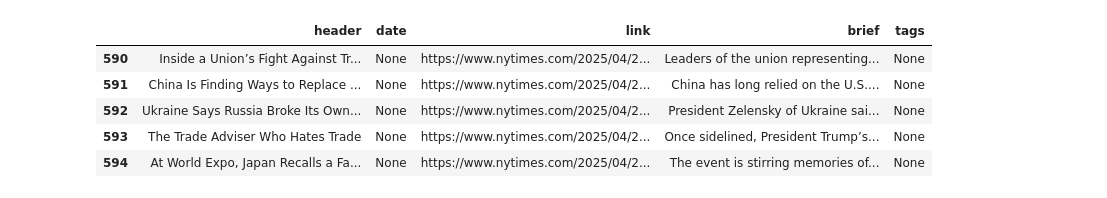
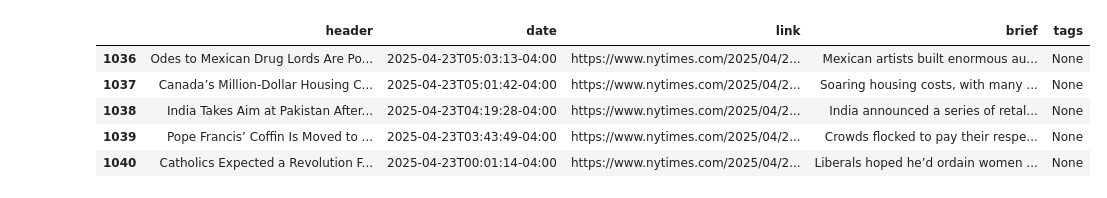
Before and after one commit to maxadmin00/cryptonews_srp, a Jupyter notebook: research-parsers/parser_ny_times.ipynb, the cells around one changed output. Cells and saved outputs as stored; diff of their text form; code cells hidden in the pictures.

```diff
--- a/research-parsers/parser_ny_times.ipynb
+++ b/research-parsers/parser_ny_times.ipynb
@@ -11,21 +64,11 @@ import requests
 # %%
 boptions = webdriver.ChromeOptions()
 boptions.add_argument("--enable-javascript")
+boptions.add_argument("----headless")
 driver = webdriver.Chrome(options=boptions)
 driver.get('https://www.nytimes.com/search?dropmab=false&lang=en&query=&sections=Business%7Cnyt%3A%2F%2Fsection%2F0415b2b0-513a-5e78-80da-21ab770cb753%2CWorld%7Cnyt%3A%2F%2Fsection%2F70e865b6-cc70-5181-84c9-8368b3a5c34b&sort=newest&types=article')
 data = []
 last_i = -1
-
-#  A very realistic User-Agent string. Find one from your own browser for best results
-headers = {
-    "User-Agent": "Mozilla/5.0 (Windows NT 10.0; Win64; x64) AppleWebKit/537.36 (KHTML, like Gecko) Chrome/120.0.0.0 Safari/537.36",
-    "Accept": "text/html,application/xhtml+xml,application/xml;q=0.9,image/avif,image/webp,image/apng,*/*;q=0.8,application/signed-exchange;v=b3;q=0.7",
-    "Accept-Language": "en-US,en;q=0.9",
-    "Accept-Encoding": "gzip, deflate, br",  # Important: Let them know you can handle compression
-    "Connection": "keep-alive",
-    "Upgrade-Insecure-Requests": "1",
-    "Cache-Control": "max-age=0",
-}
 
 while True:
     html = driver.page_source
@@ -33,7 +76,7 @@ while True:
 
     containers = soup.find_all("li", attrs={"class": "css-1l4w6pd"})
 
-    for i, container in enumerate(containers[last_i:]):
+    for i, container in enumerate(containers[last_i:], last_i+1):
 
         if i < last_i:
             continue
@@ -51,7 +94,8 @@ while True:
         brief = "None" if brief_el is None else brief_el.text
 
         # open the page
-        page = requests.get(href, headers=headers, timeout=10)
+        #page = requests.get(href, headers=headers, timeout=10)
+        page = get_page(href)
         soup_inner = BeautifulSoup(page.text, 'html.parser')
         #print(page.text)
         dttime_el = soup_inner.find('time')
@@ -110,11 +151,11 @@ Stacktrace:
 # %%
 df = pd.DataFrame(data, columns = ['header', 'date', 'link', 'brief', 'tags'])
 df = df.drop_duplicates()
-df.head()
+df.tail()
 # %% [output]
 |  | header | date | link | brief | tags |
-| 590 | Inside a Union’s Fight Against Tr... | None | https://www.nytimes.com/2025/04/2... | Leaders of the union representing... | None |
-| 591 | China Is Finding Ways to Replace ... | None | https://www.nytimes.com/2025/04/2... | China has long relied on the U.S.... | None |
-| 592 | Ukraine Says Russia Broke Its Own... | None | https://www.nytimes.com/2025/04/2... | President Zelensky of Ukraine sai... | None |
-| 593 | The Trade Adviser Who Hates Trade | None | https://www.nytimes.com/2025/04/2... | Once sidelined, President Trump’s... | None |
-| 594 | At World Expo, Japan Recalls a Fa... | None | https://www.nytimes.com/2025/04/2... | The event is stirring memories of... | None |
+| 1036 | Odes to Mexican Drug Lords Are Po... | 2025-04-23T05:03:13-04:00 | https://www.nytimes.com/2025/04/2... | Mexican artists built enormous au... | None |
+| 1037 | Canada’s Million-Dollar Housing C... | 2025-04-23T05:01:42-04:00 | https://www.nytimes.com/2025/04/2... | Soaring housing costs, with many ... | None |
+| 1038 | India Takes Aim at Pakistan After... | 2025-04-23T04:19:28-04:00 | https://www.nytimes.com/2025/04/2... | India announced a series of retal... | None |
+| 1039 | Pope Francis’ Coffin Is Moved to ... | 2025-04-23T03:43:49-04:00 | https://www.nytimes.com/2025/04/2... | Crowds flocked to pay their respe... | None |
+| 1040 | Catholics Expected a Revolution F... | 2025-04-23T00:01:14-04:00 | https://www.nytimes.com/2025/04/2... | Liberals hoped he’d ordain women ... | None |
```
Also changed, not shown: parts of 4 cells of this notebook, 4 other files.
